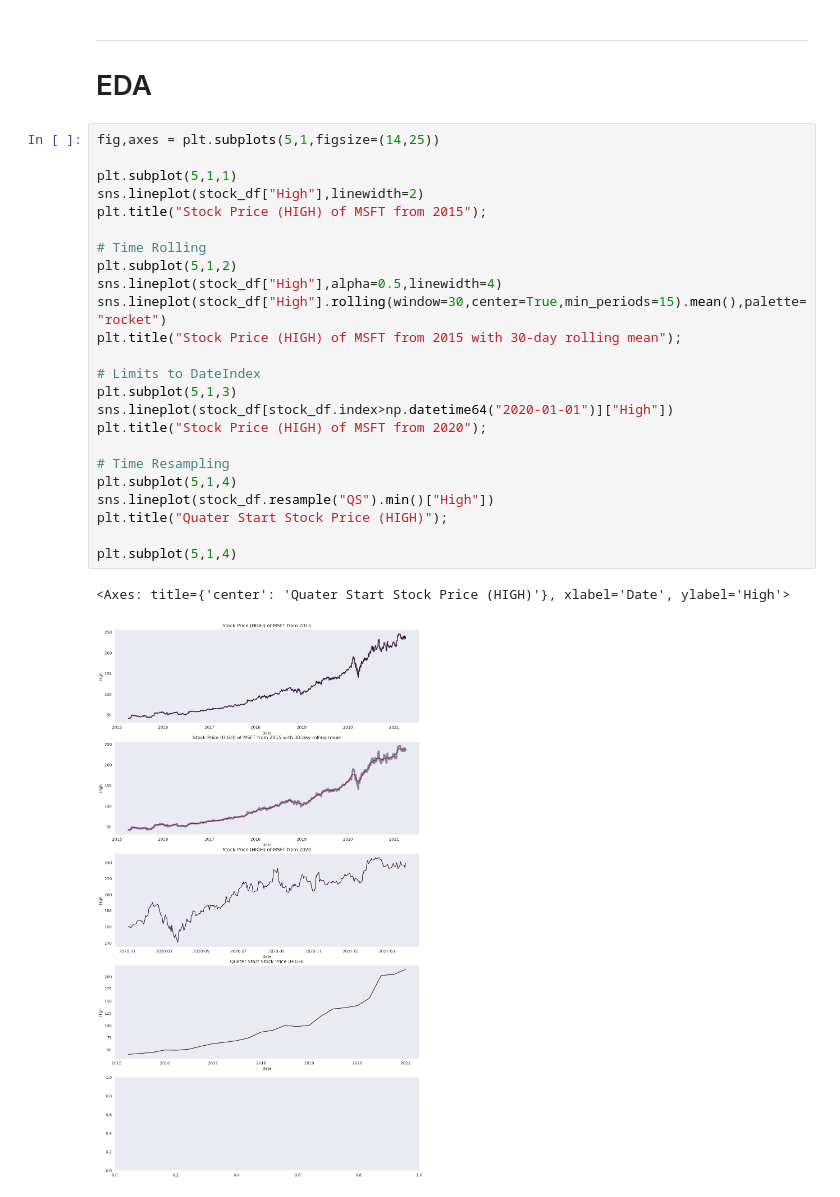
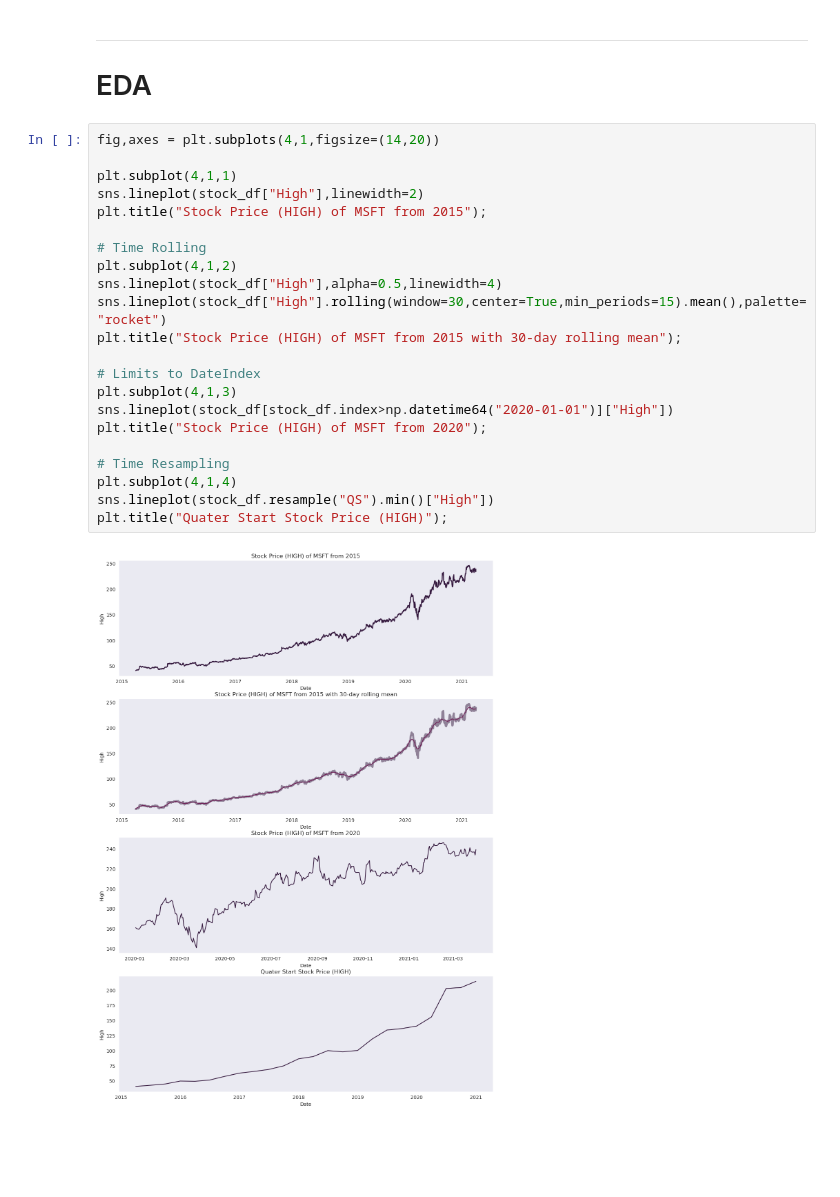
Before and after one commit to IqmanS/Machine-Learning-Notebooks, a Jupyter notebook: time_series_notebook/time-series-eda.ipynb, the cells around one changed output. Drawn from its saved outputs; the diff is of its cells as text; blank space fills up the shorter version.

```diff
--- a/time_series_notebook/time-series-eda.ipynb
+++ b/time_series_notebook/time-series-eda.ipynb
@@ -25,29 +25,26 @@ stock_df.head(2)
 
 # EDA
 # %%
-fig,axes = plt.subplots(5,1,figsize=(14,25))
+fig,axes = plt.subplots(4,1,figsize=(14,20))
 
-plt.subplot(5,1,1)
+plt.subplot(4,1,1)
 sns.lineplot(stock_df["High"],linewidth=2)
 plt.title("Stock Price (HIGH) of MSFT from 2015");
 
 # Time Rolling
-plt.subplot(5,1,2)
+plt.subplot(4,1,2)
 sns.lineplot(stock_df["High"],alpha=0.5,linewidth=4)
 sns.lineplot(stock_df["High"].rolling(window=30,center=True,min_periods=15).mean(),palette="rocket")
 plt.title("Stock Price (HIGH) of MSFT from 2015 with 30-day rolling mean");
 
 # Limits to DateIndex
-plt.subplot(5,1,3)
+plt.subplot(4,1,3)
 sns.lineplot(stock_df[stock_df.index>np.datetime64("2020-01-01")]["High"])
 plt.title("Stock Price (HIGH) of MSFT from 2020");
 
 # Time Resampling
-plt.subplot(5,1,4)
+plt.subplot(4,1,4)
 sns.lineplot(stock_df.resample("QS").min()["High"])
 plt.title("Quater Start Stock Price (HIGH)");
-
-plt.subplot(5,1,4)
 # %% [output]
-<Axes: title={'center': 'Quater Start Stock Price (HIGH)'}, xlabel='Date', ylabel='High'>
-[figure, old version]
+[figure, new version]
```
Also changed, not shown: parts of 4 cells of this notebook.
